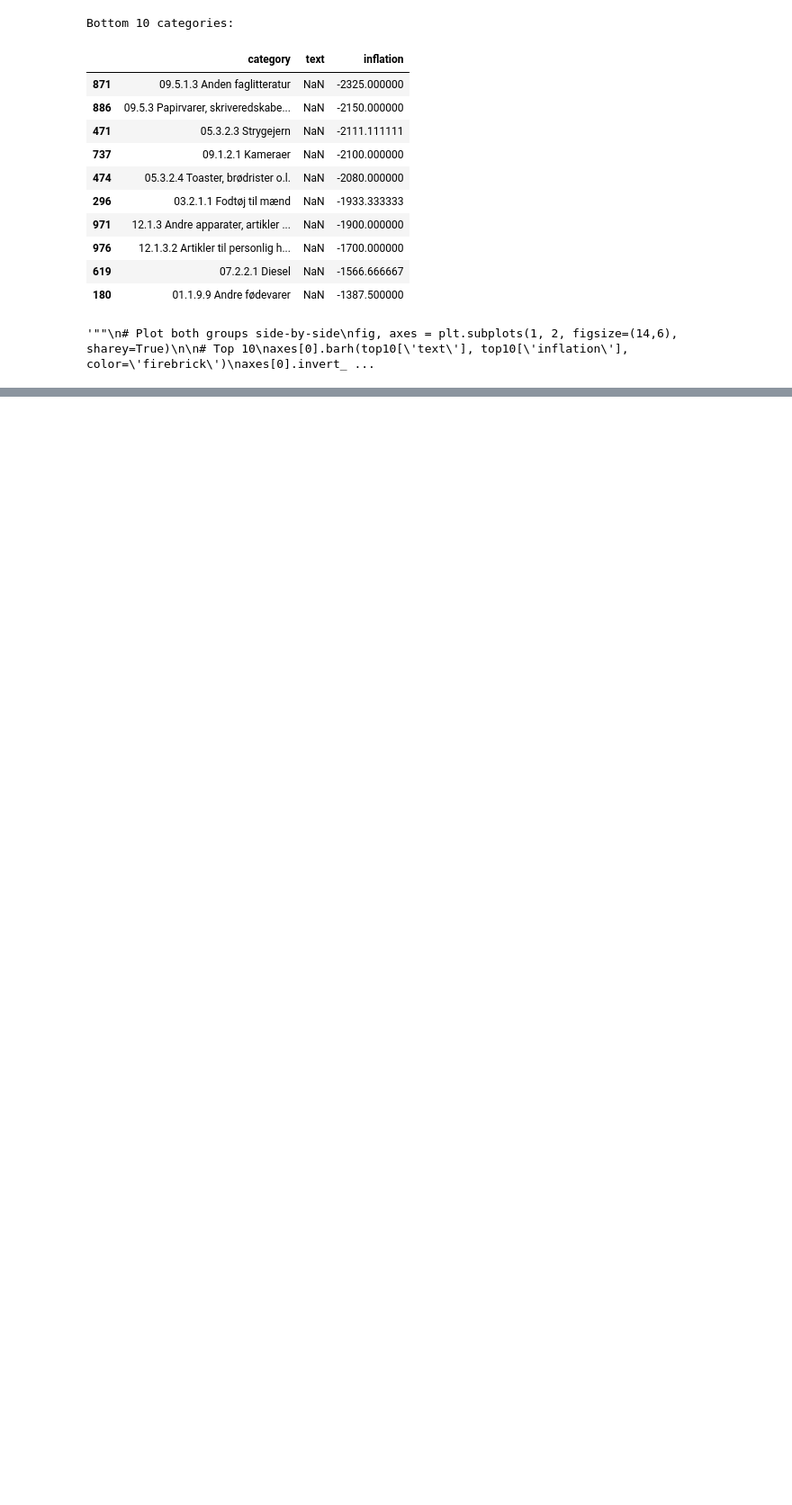
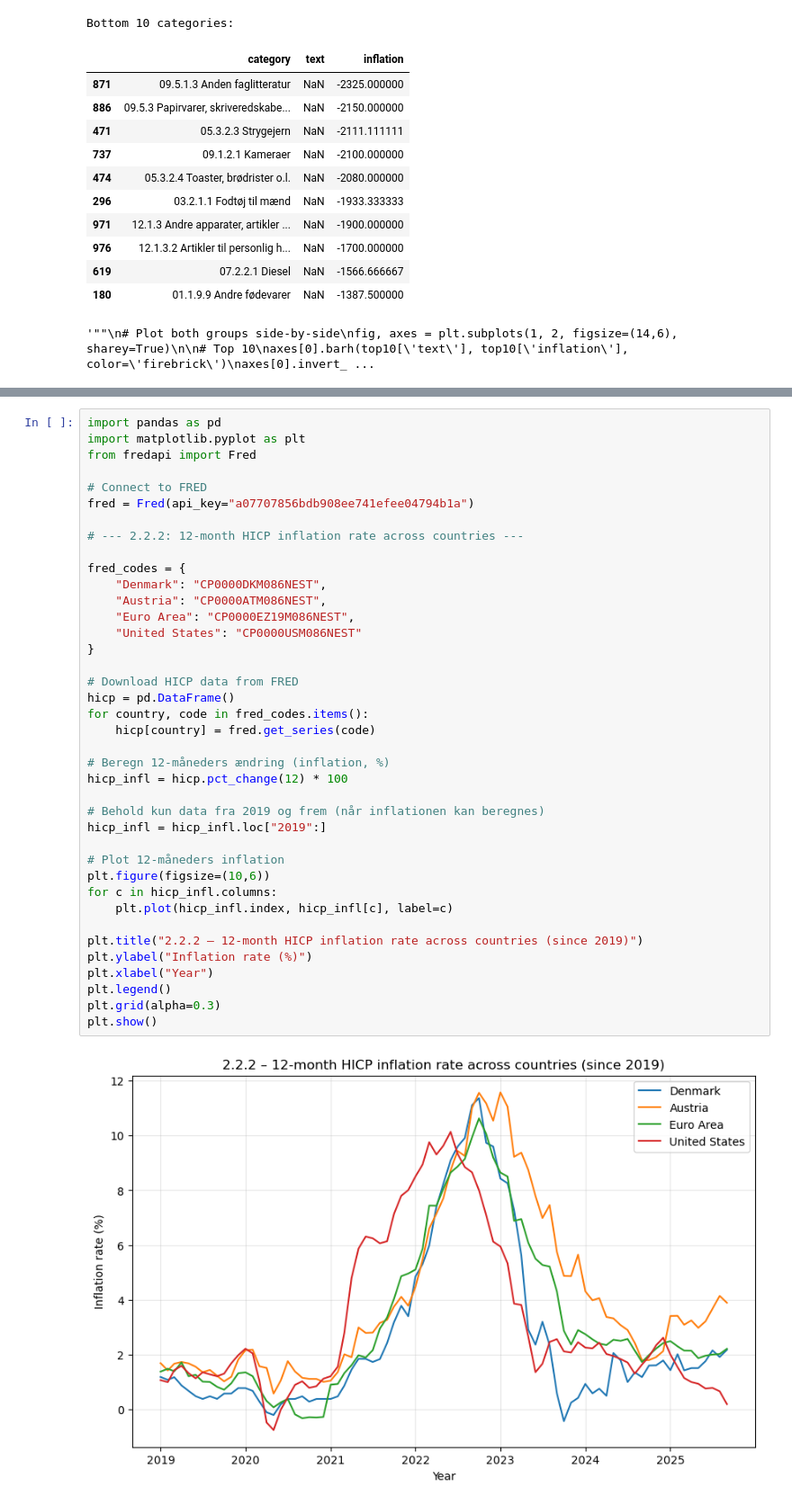
Before and after one commit to DOWNUP99/Programming-for-Economists-Projects, a Jupyter notebook: Victor_Afl1.ipynb, the cells around one changed output, grey strips where cells are left out. Shown at 90% size. Saved outputs shown, nothing was run; the diff lists cells and outputs as text; blank space fills up the shorter version.

```diff
--- a/Victor_Afl1.ipynb
+++ b/Victor_Afl1.ipynb
@@ -887,0 +777,41 @@ By 2024, inflation in both economies was much lower and close to their target le
+# %%
+import pandas as pd
+import matplotlib.pyplot as plt
+from fredapi import Fred
+
+# Connect to FRED
+fred = Fred(api_key="a07707856bdb908ee741efee04794b1a")
+
+# --- 2.2.2: 12-month HICP inflation rate across countries ---
+
+fred_codes = {
+    "Denmark": "CP0000DKM086NEST",
+    "Austria": "CP0000ATM086NEST",
+    "Euro Area": "CP0000EZ19M086NEST",
+    "United States": "CP0000USM086NEST"
+}
+
+# Download HICP data from FRED
+hicp = pd.DataFrame()
+for country, code in fred_codes.items():
+    hicp[country] = fred.get_series(code)
+
+# Beregn 12-måneders ændring (inflation, %)
+hicp_infl = hicp.pct_change(12) * 100
+
+# Behold kun data fra 2019 og frem (når inflationen kan beregnes)
+hicp_infl = hicp_infl.loc["2019":]
+
+# Plot 12-måneders inflation
+plt.figure(figsize=(10,6))
+for c in hicp_infl.columns:
+    plt.plot(hicp_infl.index, hicp_infl[c], label=c)
+
+plt.title("2.2.2 – 12-month HICP inflation rate across countries (since 2019)")
+plt.ylabel("Inflation rate (%)")
+plt.xlabel("Year")
+plt.legend()
+plt.grid(alpha=0.3)
+plt.show()
+# %% [output]
+[figure, added]
```
Also changed, not shown: parts of 34 cells of this notebook.
